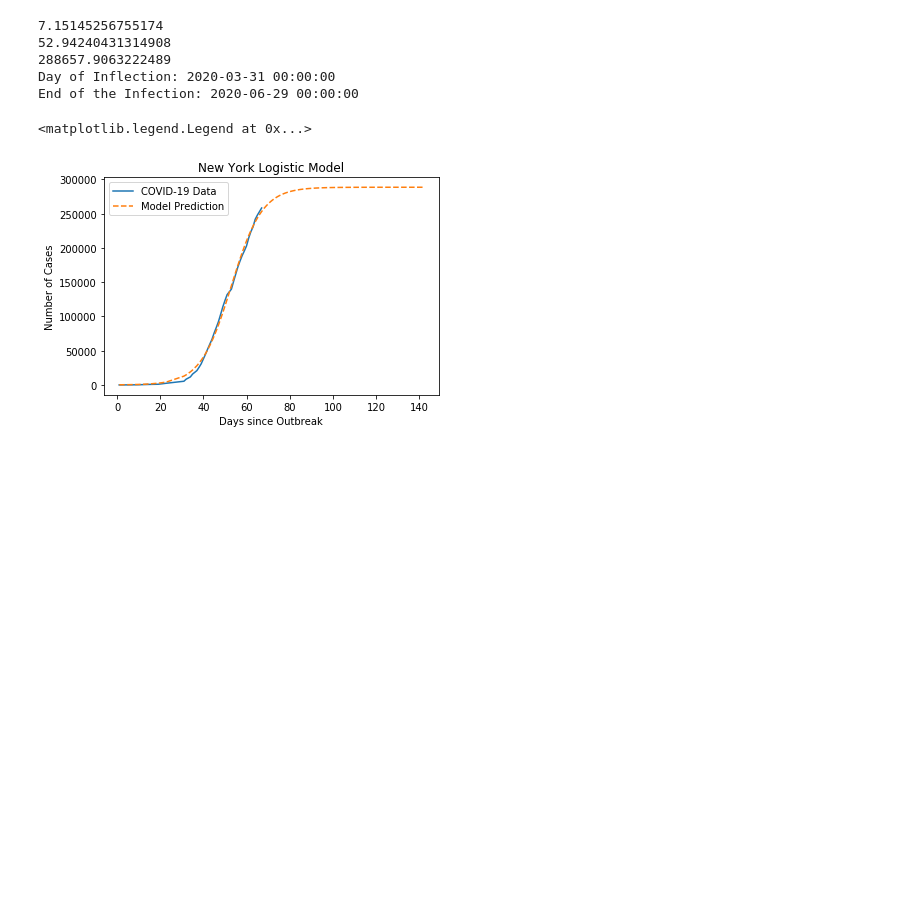
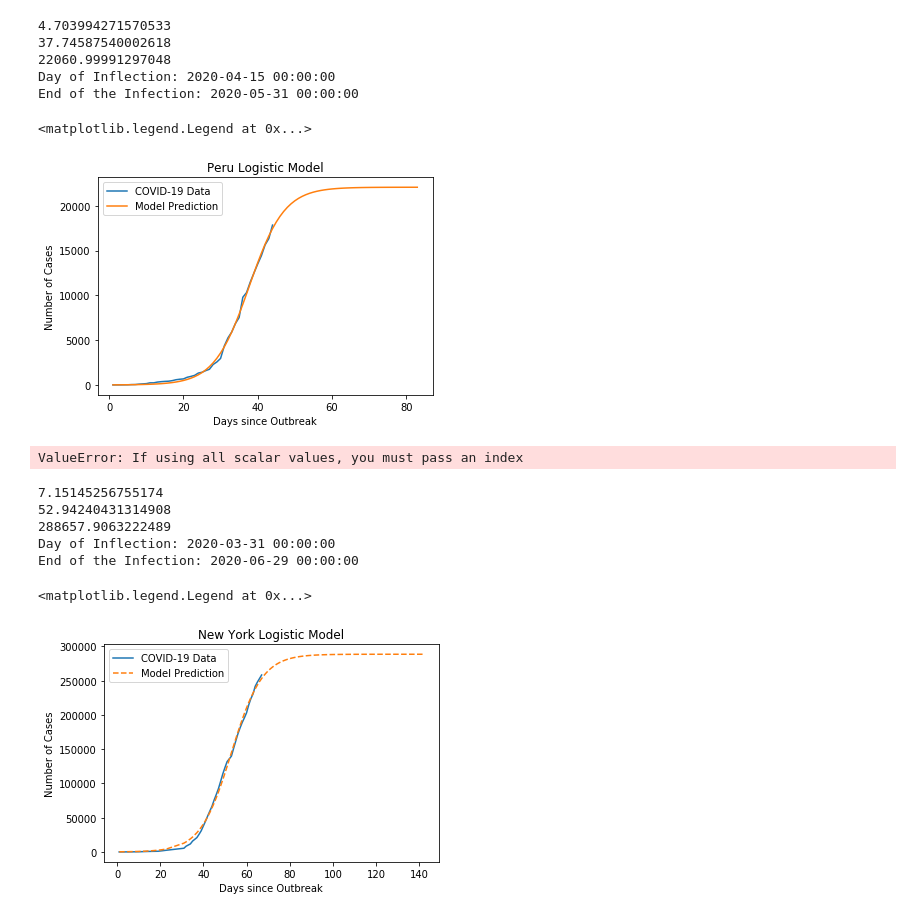
Before and after one commit to miholjcicmarko/COMP5360Project, a Jupyter notebook: python_journals/models.ipynb, the cells around one changed output. Drawn from its saved outputs; the diff is of its cells as text; code cells hidden in the pictures; blank space fills up the shorter version.

```diff
--- a/python_journals/models.ipynb
+++ b/python_journals/models.ipynb
@@ -37,12 +65,11 @@ ChinaCases
 # %%
-FMT = '%m/%d/%y'
+FMT = '%m/%d/%Y'
 days = ChinaCases['Date']
 numday = []
 from datetime import datetime
 for a in days:
-    x = a
-    y = (datetime.strptime(x, FMT) - datetime.strptime("1/21/20", FMT))
-    z = y.days
-    numday.append(z)
+    diff = (datetime.strptime(a, FMT) - datetime.strptime("1/21/2020", FMT))
+    x = diff.days
+    numday.append(x)
 numday
 #ChinaCases['Date'] = days.map(lambda x : (datetime.strptime(x, FMT) - datetime.strptime("1/21/20", FMT)).days  )
@@ -106,6 +160,6 @@ print("Day of Inflection: " + str(enddate))
 # %%
-sol = int(fsolve(lambda Day : LogisticModel(Day,v,t,c) - int(c),t))
-sol
+Daystoend = int(fsolve(lambda Day : LogisticModel(Day,v,t,c) - int(c),t))
+Daystoend
 startdate = "01/21/2020"
-enddate = pd.to_datetime(startdate) + pd.DateOffset(days=sol)
+enddate = pd.to_datetime(startdate) + pd.DateOffset(days=Daystoend)
 print("End of the Infection: " + str(enddate))
@@ -836,7 +1075,7 @@ Dates = df.groupby("Last Update")
 df1 = Dates.count()
 
 df1 = list(df1.index.values)
-df1.sort(key = lambda date: datetime.strptime(date, '%m/%d/%y'))
+df1.sort(key = lambda date: datetime.strptime(date, '%m/%d/%Y'))
 
 PR = df[df["Country/Region"] == "Peru"]
 dPR = PR.groupby("Last Update")
@@ -859,13 +1098,13 @@ PRCases
 PRCases = PRCases.rename(columns={0: "Date"})
 PRCases
 
-FMT = '%m/%d/%y'
+FMT = '%m/%d/%Y'
 days = PRCases['Date']
 numday = []
 from datetime import datetime
 for a in days:
     x = a
-    y = (datetime.strptime(x, FMT) - datetime.strptime("1/21/20", FMT))
+    y = (datetime.strptime(x, FMT) - datetime.strptime("1/21/2020", FMT))
     z = y.days
     numday.append(z)
 numday
@@ -884,34 +1123,42 @@ c = params[2]
 print(v)
 print(t)
 print(c)
 infcases=Cases[int(t)]
 peakinf.append(math.ceil(infcases))
 
 import math
 finishday = t
 finishday = math.ceil(finishday)
 startdate = "01/21/2020"
-startdate = pd.to_datetime(startdate) + pd.DateOffset(days=(67-len(numday)))
+startdate = pd.to_datetime(startdate) + pd.DateOffset(days=(91-len(numday)))
 startdate
 
 enddate = pd.to_datetime(startdate) + pd.DateOffset(days=finishday)
 print("Day of Inflection: " + str(enddate))
 
 sol = int(fsolve(lambda Day : LogisticModel(Day,v,t,c) - int(c),t))
 sol
 
 enddate = pd.to_datetime(startdate) + pd.DateOffset(days=sol)
 print("End of the Infection: " + str(enddate))
 
 pred_x = list(range(max(Day),sol))
 pred_x
 
 Pred = [LogisticModel(i,v,t,c) for i in Day+pred_x]
 
 plt.plot(Day+pred_x, Pred, label="Model Prediction")
 plt.title("Peru Logistic Model")
 plt.xlabel("Days since Outbreak"); plt.ylabel("Number of Cases")
 plt.legend()
+# %% [output]
+4.703994271570533
+37.74587540002618
+22060.99991297048
+Day of Inflection: 2020-04-15 00:00:00
+End of the Infection: 2020-05-31 00:00:00
+<matplotlib.legend.Legend at 0x...>
+[figure, added]
 # %%
 
 from datetime import datetime
@@ -921,7 +1168,7 @@ df1 = Dates.count()
 Dates = list(df1.index.values)
 df
 PR = df[df["Country/Region"] == "Peru"]
-dPR = dPR.groupby("Last Update")
+dPR = PR.groupby("Last Update")
 dPR = dPR.sum()
 dPR
 length = len(dPR)
@@ -997,6 +1244,8 @@ plt.plot(Day+pred_x, Pred, label="Model Prediction", linestyle="dashed")
 plt.title("New York Logistic Model")
 plt.xlabel("Days since Outbreak"); plt.ylabel("Number of Cases")
 plt.legend()
+# %% [output]
+ValueError: If using all scalar values, you must pass an index
 # %%
 df = pd.read_csv(r'C:\Users\austi\Documents\GitHub\COMP5360Project\project_files\csv_files\usaCLEANCDRdata.csv')
 from scipy.optimize import curve_fit
```
Also changed, not shown: parts of 13 cells of this notebook.
